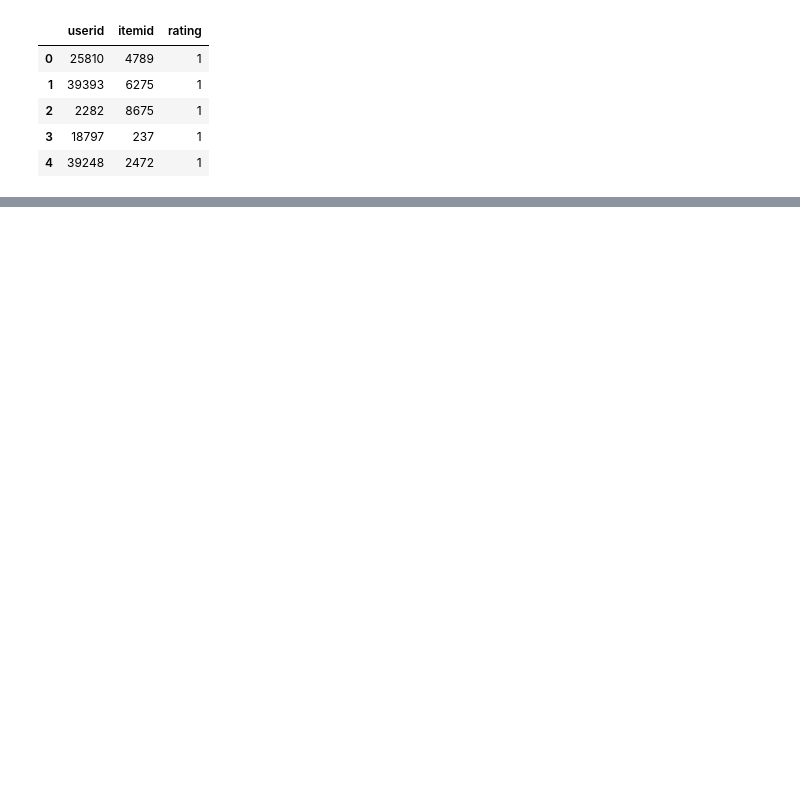
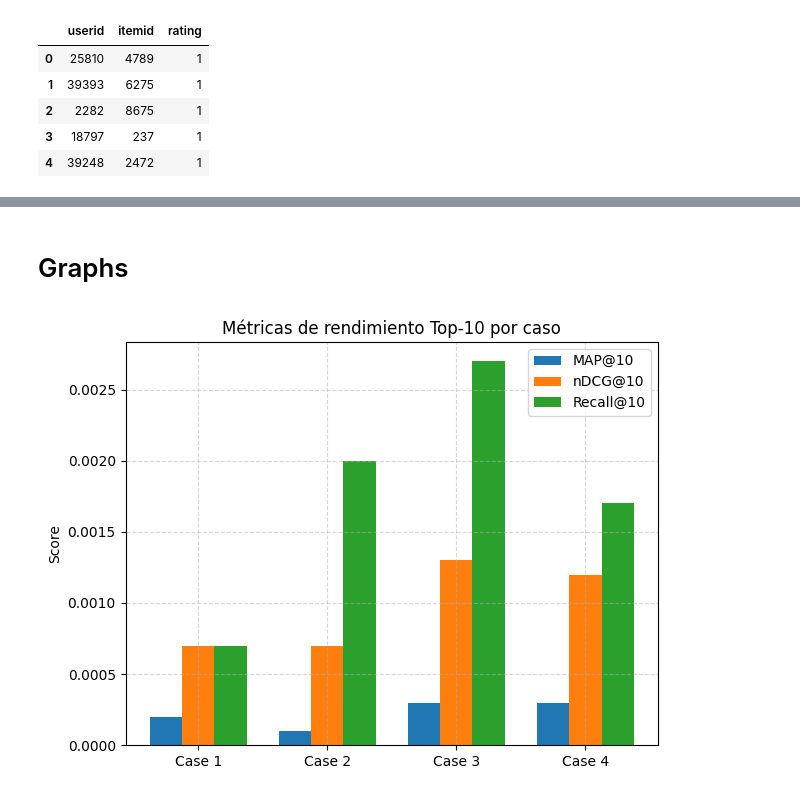
Before and after one commit to roahoki/anime-recommendation, a Jupyter notebook: ALS.ipynb, the cells around one changed output, grey strips where cells are left out. Saved outputs shown, nothing was run; the diff lists cells and outputs as text; code cells hidden in the pictures; blank space fills up the shorter version.

```diff
--- a/ALS.ipynb
+++ b/ALS.ipynb
@@ -183,0 +334,26 @@ ndcg: 0.0036101083032490976
+# %% [markdown]
+# Graphs
+# %%
+import matplotlib.pyplot as plt
+
+cases = ['Case 1', 'Case 2', 'Case 3', 'Case 4']
+map_vals = [0.0002, 0.0001, 0.0003, 0.0003]
+ndcg_vals = [0.0007, 0.0007, 0.0013, 0.0012]
+recall_vals = [0.0007, 0.0020, 0.0027, 0.0017]
+
+x = range(len(cases))
+width = 0.25
+
+plt.bar([p - width for p in x], map_vals, width=width, label='MAP@10')
+plt.bar(x, ndcg_vals, width=width, label='nDCG@10')
+plt.bar([p + width for p in x], recall_vals, width=width, label='Recall@10')
+
+plt.xticks(x, cases)
+plt.ylabel("Score")
+plt.title("Métricas de rendimiento Top-10 por caso")
+plt.legend()
+plt.grid(True, linestyle='--', alpha=0.5)
+plt.tight_layout()
+plt.show()
+# %% [output]
+[figure, added]
```
Also changed, not shown: parts of 22 cells of this notebook.
